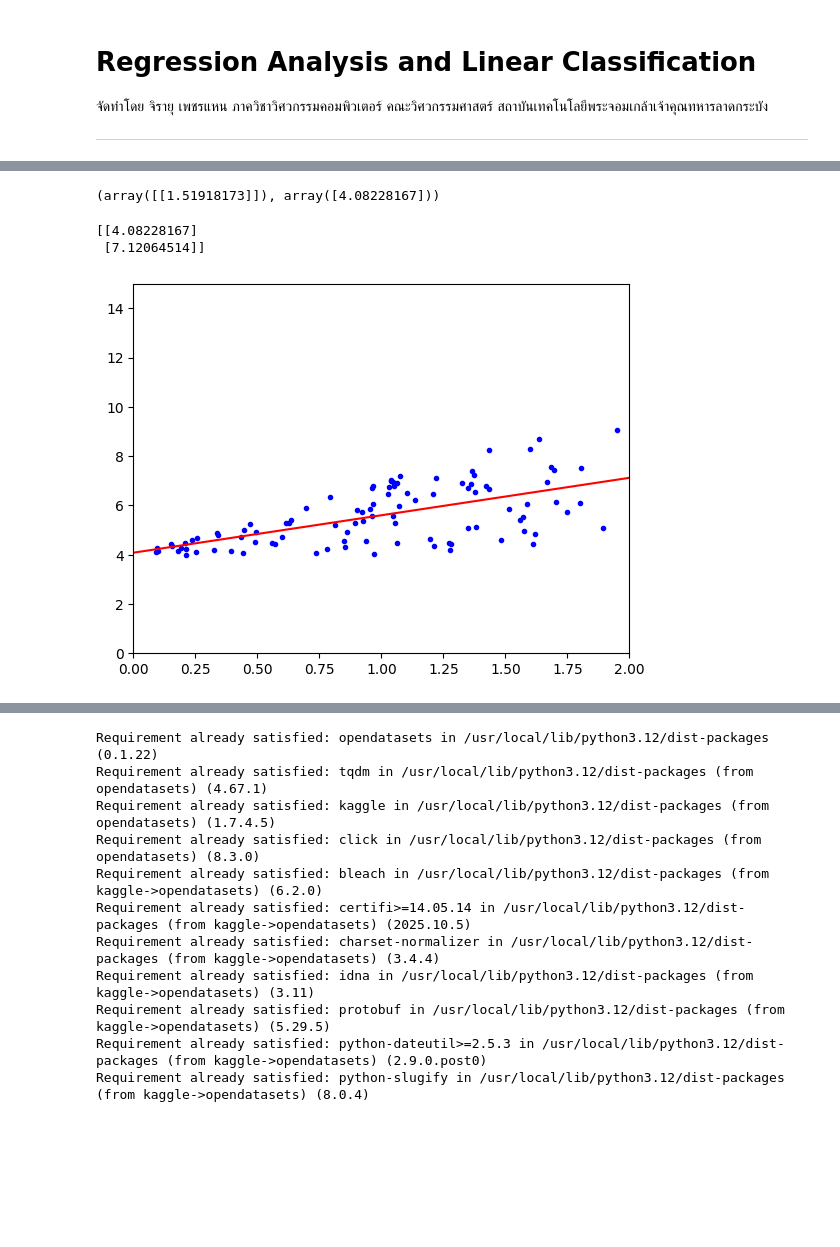
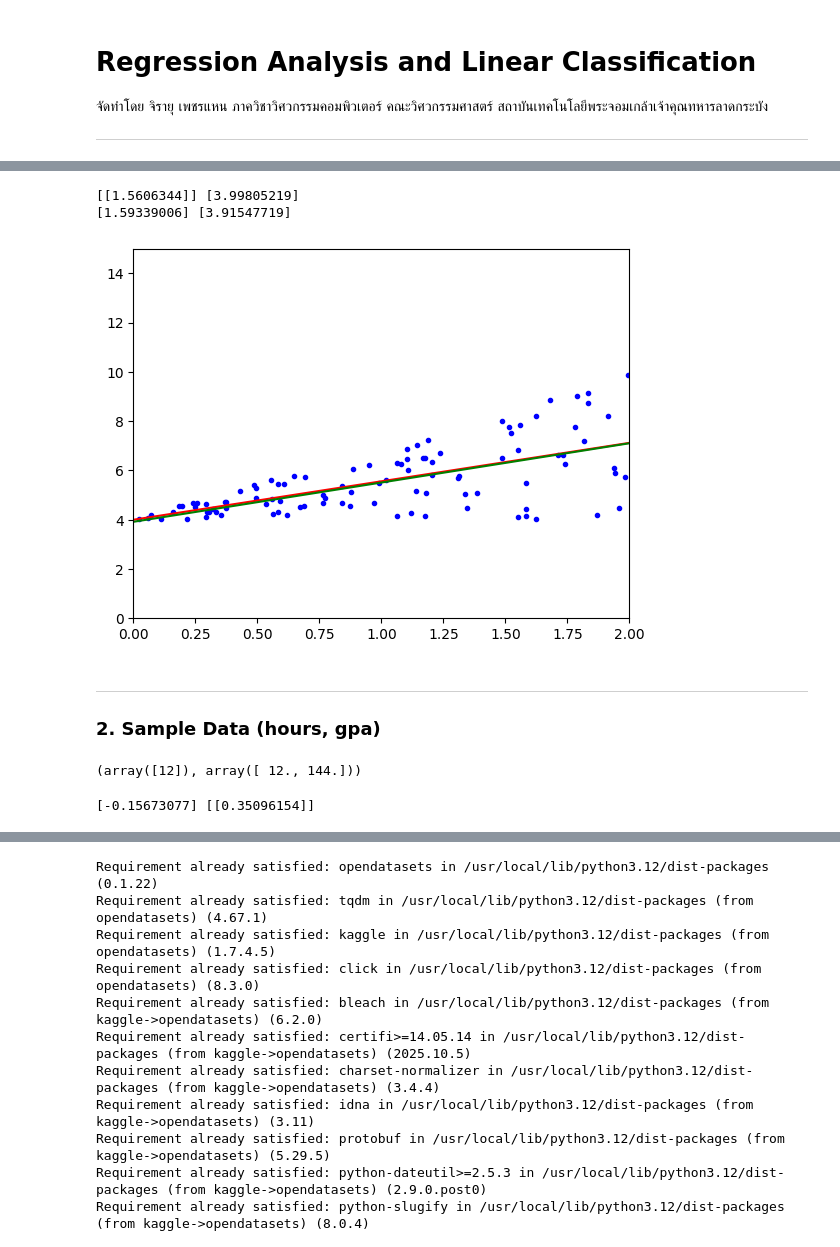
Before and after one commit to kokejohh/PMU_Module_3, a Jupyter notebook: PMU_B_MLModels_Cls_&_Reg_(Practices).ipynb, the cells around one changed output, grey strips where cells are left out. Drawn from its saved outputs; the diff is of its cells as text; code cells hidden in the pictures; blank space fills up the shorter version.

```diff
--- a/PMU_B_MLModels_Cls_&_Reg_(Practices).ipynb
+++ b/PMU_B_MLModels_Cls_&_Reg_(Practices).ipynb
@@ -21,21 +24,52 @@ plt.show()
+# %%
+from sklearn.linear_model import LinearRegression
+
+lin_reg = LinearRegression()
+lin_reg.fit(X, y)
+print(lin_reg.coef_, lin_reg.intercept_)
+
+X_test = np.array([[0], [2]])
+y_test = lin_reg.predict(X_test)
+
+plt.plot(X, y, 'b.')
+plt.plot(X_test, y_test, 'r-')
+plt.axis([0, 2, 0, 15])
+
+from sklearn.linear_model import SGDRegressor
+
+lin_sgd = SGDRegressor(max_iter=1000, learning_rate='constant', eta0=0.01)
+lin_sgd.fit(X, y.ravel())
+print(lin_sgd.coef_, lin_sgd.intercept_)
+
+y_test = lin_sgd.predict(X_test)
+plt.plot(X_test, y_test, 'g-')
+plt.show()
+# %% [output]
+[[1.5606344]] [3.99805219]
+[1.59339006] [3.91547719]
+[figure, added]
+# %% [markdown]
+---
+### 2. Sample Data (hours, gpa)
+# %%
+import numpy as np
+
+hours = np.array([0, 1, 1, 5, 9, 9, 10, 11, 12, 12])
+gpa = np.array([0, 0, 0, 2, 3, 3, 3, 4, 4, 4])
+
+from sklearn.preprocessing import PolynomialFeatures
+
+hours, gpa = hours.reshape(-1, 1), gpa.reshape(-1, 1)
+poly_features = PolynomialFeatures(degree=2, include_bias=False)
+hours_poly_p2 = poly_features.fit_transform(hours)
+hours[-1], hours_poly_p2[-1]
+# %% [output]
+(array([12]), array([ 12., 144.]))
 # %%
 from sklearn.linear_model import LinearRegression
 
 lin_reg = LinearRegression()
-lin_reg.fit(X, y)
-lin_reg.coef_, lin_reg.intercept_
+lin_reg.fit(hours, gpa)
+print(lin_reg.intercept_, lin_reg.coef_)
 # %% [output]
-(array([[1.51918173]]), array([4.08228167]))
+[-0.15673077] [[0.35096154]]
-# %%
-X_test = np.array([[0], [2]])
-y_test = lin_reg.predict(X_test)
-print(y_test)
-
-plt.plot(X, y, 'b.')
-plt.plot(X_test, y_test, 'r-')
-plt.axis([0, 2, 0, 15])
-plt.show()
-# %% [output]
-[[4.08228167]
- [7.12064514]]
-[figure, removed]
```
Also changed, not shown: parts of 33 cells of this notebook.
